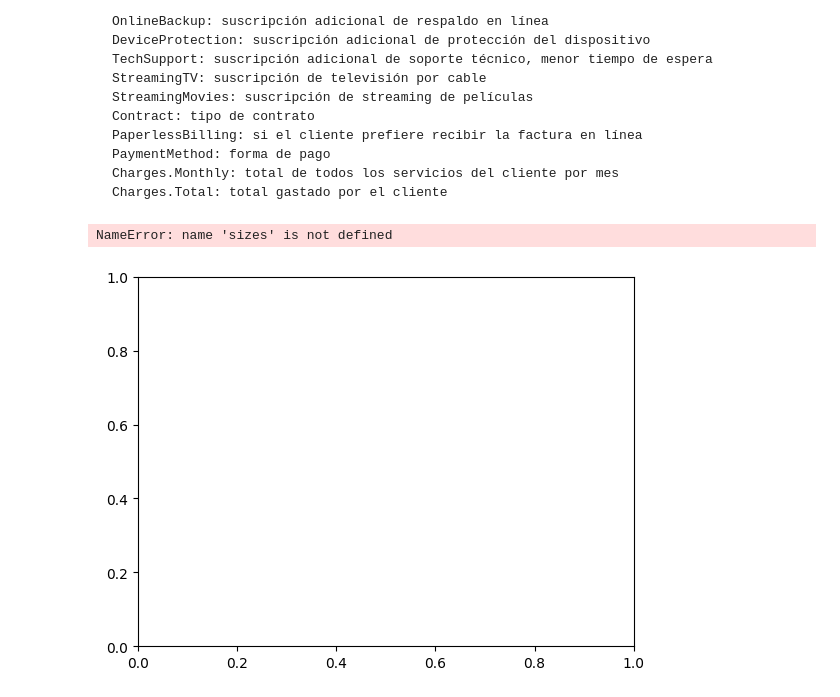
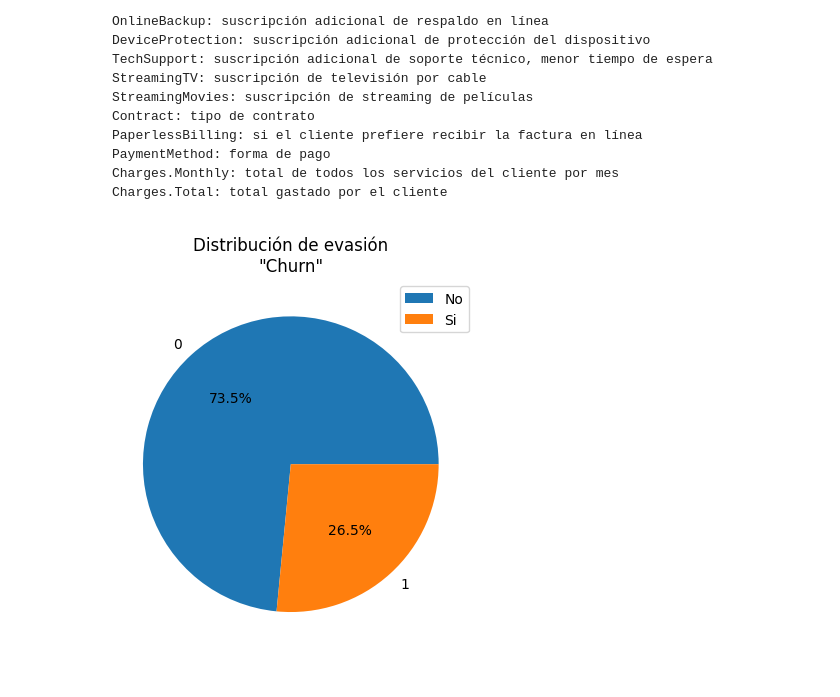
Before and after one commit to pierobadano/Desafio-TelecomX-P1, a Jupyter notebook: Desafio_Telecom_p1.ipynb, the cells around one changed output. Cells and saved outputs as stored; diff of their text form; code cells hidden in the pictures.

```diff
--- a/Desafio_Telecom_p1.ipynb
+++ b/Desafio_Telecom_p1.ipynb
@@ -356,8 +356,9 @@ Charges.Total: total gastado por el cliente
 import matplotlib.pyplot as plt
 # %%
 fig, ax = plt.subplots()
-ax.pie(sizes, labels=labels, autopct='%1.1f%%')
-plt.title
+ax.pie(datos["churn"].value_counts(), labels=datos["churn"].value_counts().index, autopct='%1.1f%%')
+plt.title('Distribución de evasión\n"Churn"')
+ax.legend(["No", "Si"])
+plt.show()
 # %% [output]
-NameError: name 'sizes' is not defined
-[figure, old version]
+[figure, new version]
```
Also changed, not shown: parts of 4 cells of this notebook.
